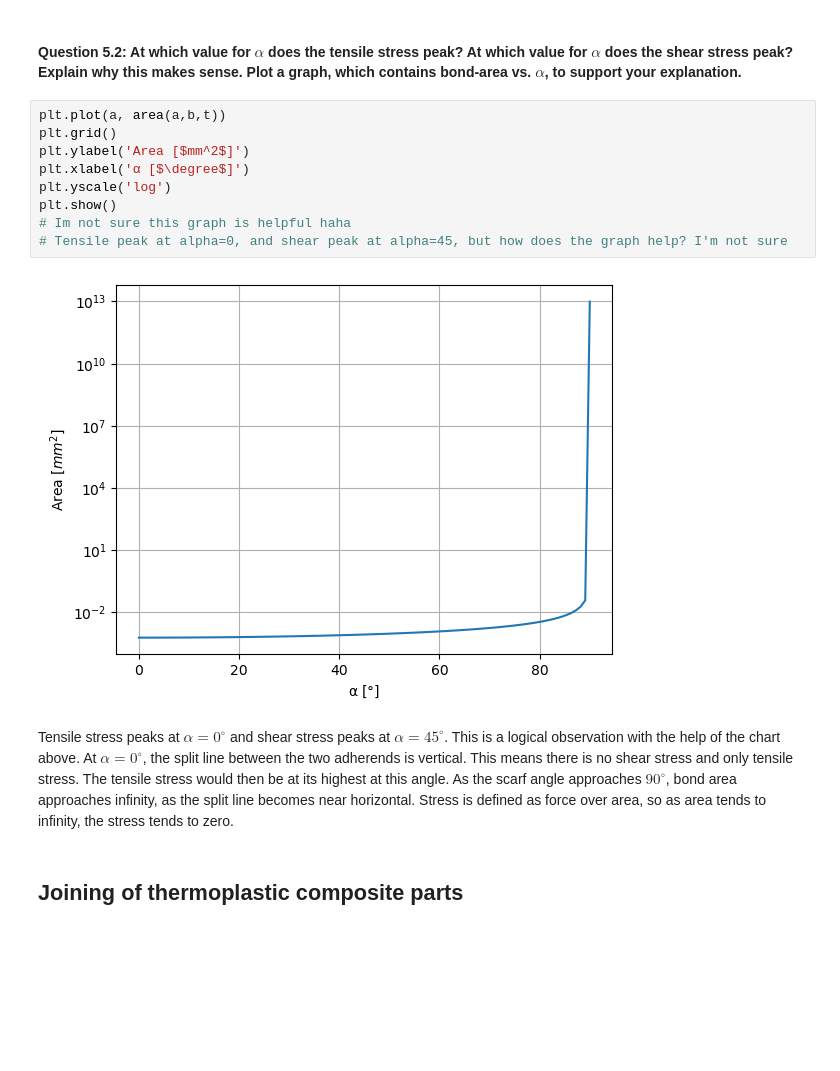
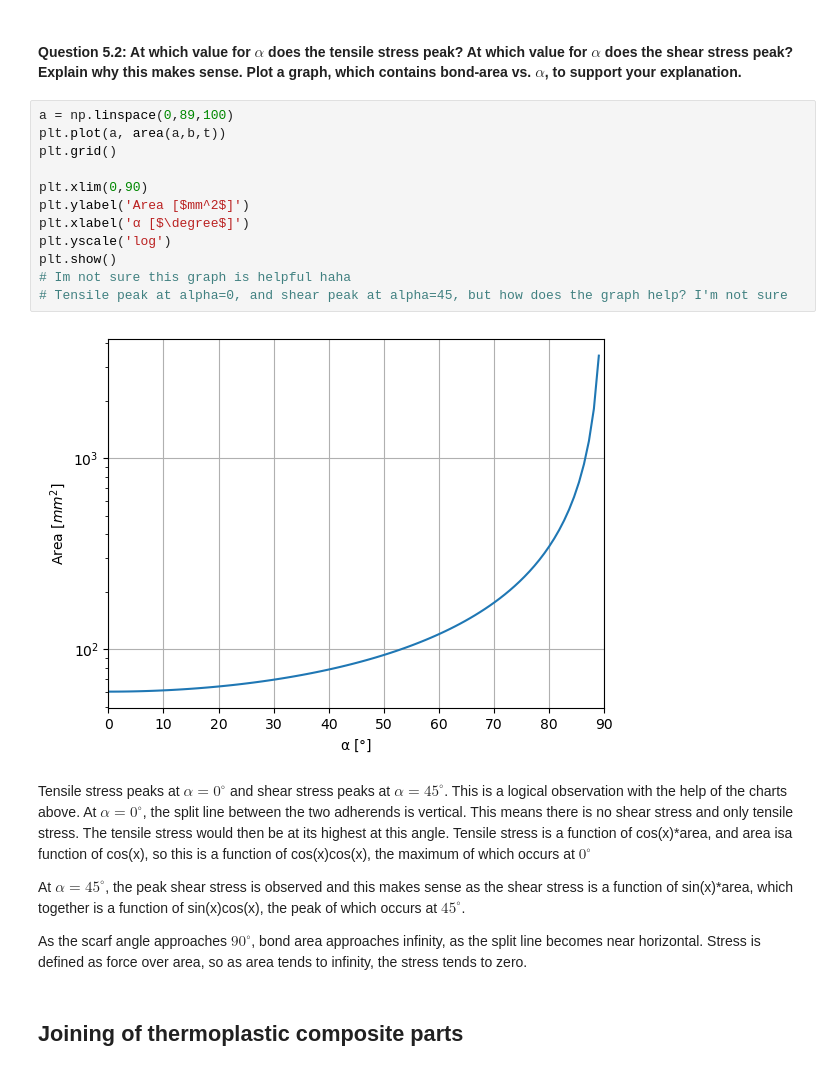
Before and after one commit to arthurstreebgreebling/PCM, a Jupyter notebook: A3 Joining/Joining.ipynb, the cells around one changed output. Saved outputs shown, nothing was run; the diff lists cells and outputs as text; blank space fills up the shorter version.

```diff
--- a/A3 Joining/Joining.ipynb
+++ b/A3 Joining/Joining.ipynb
@@ -251,18 +251,27 @@ plt.show()
 # %% [markdown]
 #### Question 5.2: At which value for $\alpha$ does the tensile stress peak? At which value for $\alpha$ does the shear stress peak? Explain why this makes sense. Plot a graph, which contains bond-area vs. $\alpha$, to support your explanation.
 # %%
+a = np.linspace(0,89,100)
 plt.plot(a, area(a,b,t))
 plt.grid()
+
+plt.xlim(0,90)
 plt.ylabel('Area [$mm^2$]')
 plt.xlabel('α [$\degree$]')
 plt.yscale('log')
 plt.show()
 # Im not sure this graph is helpful haha
 # Tensile peak at alpha=0, and shear peak at alpha=45, but how does the graph help? I'm not sure
 # %% [output]
-[figure, old version]
+[figure, new version]
 # %% [markdown]
-Tensile stress peaks at $\alpha = 0^{\circ}$ and shear stress peaks at $\alpha = 45^{\circ}$. This is a logical observation with the help of the chart above. At $\alpha = 0^{\circ}$, the split line between the two adherends is vertical. This means there is no shear stress and only tensile stress. The tensile stress would then be at its highest at this angle. As the scarf angle approaches $90^{\circ}$, bond area approaches infinity, as the split line becomes near horizontal. Stress is defined as force over area, so as area tends to infinity, the stress tends to zero.
+Tensile stress peaks at $\alpha = 0^{\circ}$ and shear stress peaks at $\alpha = 45^{\circ}$. This is a logical observation with the help of the charts above.
+At $\alpha = 0^{\circ}$, the split line between the two adherends is vertical. This means there is no shear stress and only tensile stress. The tensile stress would then be at its highest at this angle. Tensile stress is a function of cos(x)*area, and area isa function of cos(x), so this is a function of cos(x)cos(x), the maximum of which occurs at $0^{\circ}$
+
+
+At $\alpha = 45^{\circ}$, the peak shear stress is observed and this makes sense as the shear stress is a function of sin(x)*area, which together is a function of sin(x)cos(x), the peak of which occurs at $45^{\circ}$.
+
+As the scarf angle approaches $90^{\circ}$, bond area approaches infinity, as the split line becomes near horizontal. Stress is defined as force over area, so as area tends to infinity, the stress tends to zero.
 # %% [markdown]
 ## Joining of thermoplastic composite parts
 # %% [markdown]
```
Also changed, not shown: parts of 7 cells of this notebook, 9 other files.
